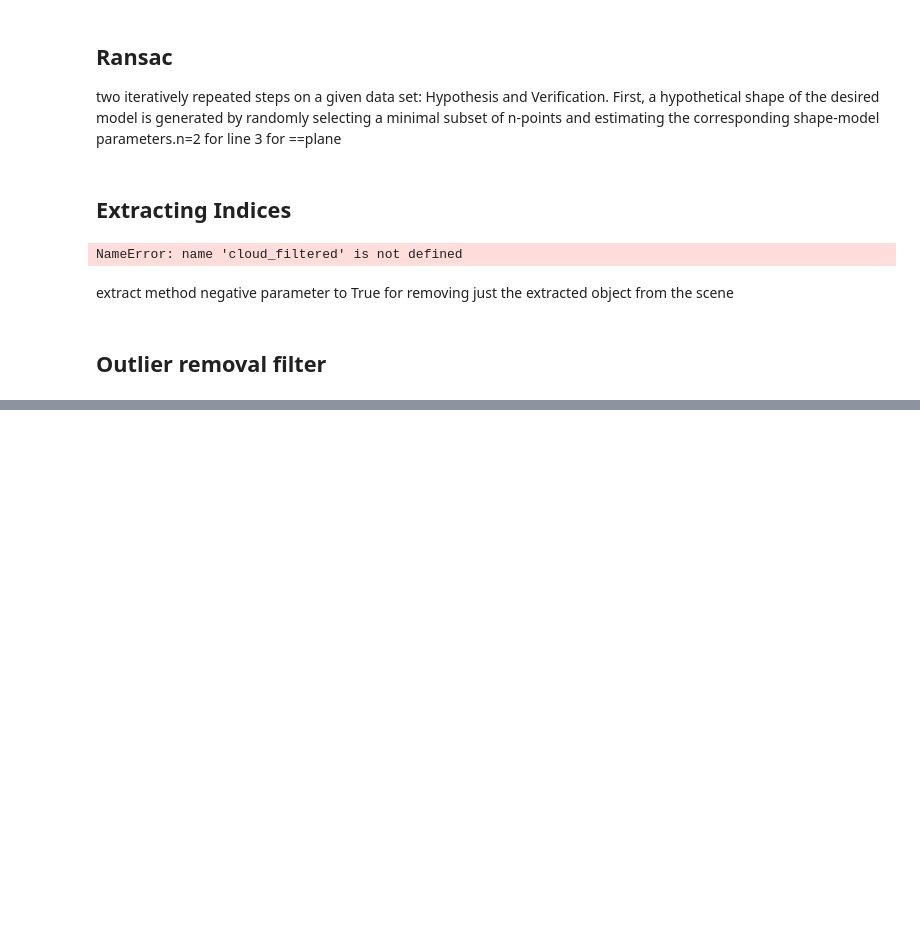
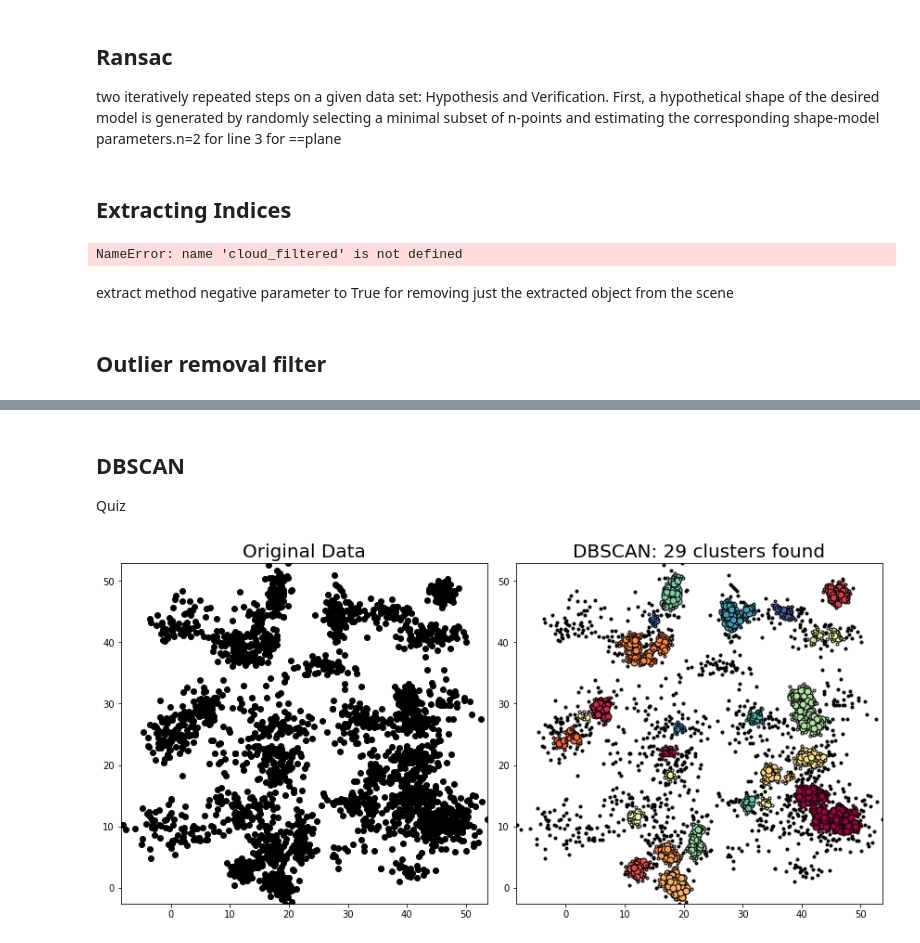
Before and after one commit to amancodeblast/RoboticsD, a Jupyter notebook: exercises/Intro to 3D perception/calib_filter_segment/calibration filtering segmentation.ipynb, the cells around one changed output, grey strips where cells are left out. Saved outputs shown, nothing was run; the diff lists cells and outputs as text; code cells hidden in the pictures; blank space fills up the shorter version.

```diff
--- a/exercises/Intro to 3D perception/calib_filter_segment/calibration filtering segmentation.ipynb
+++ b/exercises/Intro to 3D perception/calib_filter_segment/calibration filtering segmentation.ipynb
@@ -148,0 +407,64 @@ cloud_filtered = outlier_filter.filter()
+# %% [markdown]
+## DBSCAN
+Quiz
+# %%
+import numpy as np
+import matplotlib.pyplot as plt
+import cv2
+from sklearn.cluster import DBSCAN
+# from extra_functions import cluster_gen
+
+# Generate some clusters!
+n_clusters = 50
+clusters_x, clusters_y = cluster_gen(n_clusters)
+# Convert to a single dataset in OpenCV format
+data = np.float32((np.concatenate(clusters_x), np.concatenate(clusters_y))).transpose()
+# Define max_distance (eps parameter in DBSCAN())
+max_distance = 1
+db = DBSCAN(eps=max_distance, min_samples=10).fit(data)
+# Extract a mask of core cluster members
+core_samples_mask = np.zeros_like(db.labels_, dtype=bool)
+core_samples_mask[db.core_sample_indices_] = True
+# Extract labels (-1 is used for outliers)
+labels = db.labels_
+n_clusters = len(set(labels)) - (1 if -1 in labels else 0)
+unique_labels = set(labels)
+
+# Plot up the results!
+min_x = np.min(data[:, 0])
+max_x = np.max(data[:, 0])
+min_y = np.min(data[:, 1])
+max_y = np.max(data[:, 1])
+
+fig = plt.figure(figsize=(12,6))
+plt.subplot(121)
+plt.plot(data[:,0], data[:,1], 'ko')
+plt.xlim(min_x, max_x)
+plt.ylim(min_y, max_y)
+plt.title('Original Data', fontsize = 20)
+
+plt.subplot(122)
+# The following is just a fancy way of plotting core, edge and outliers
+# Credit to: http://scikit-learn.org/stable/auto_examples/cluster/plot_dbscan.html#sphx-glr-auto-examples-cluster-plot-dbscan-py
+colors = [plt.cm.Spectral(each) for each in np.linspace(0, 1, len(unique_labels))]
+for k, col in zip(unique_labels, colors):
+    if k == -1:
+        # Black used for noise.
+        col = [0, 0, 0, 1]
+
+    class_member_mask = (labels == k)
+
+    xy = data[class_member_mask & core_samples_mask]
+    plt.plot(xy[:, 0], xy[:, 1], 'o', markerfacecolor=tuple(col),
+             markeredgecolor='k', markersize=7)
+
+    xy = data[class_member_mask & ~core_samples_mask]
+    plt.plot(xy[:, 0], xy[:, 1], 'o', markerfacecolor=tuple(col),
+             markeredgecolor='k', markersize=3)
+plt.xlim(min_x, max_x)
+plt.ylim(min_y, max_y)
+plt.title('DBSCAN: %d clusters found' % n_clusters, fontsize = 20)
+fig.tight_layout()
+plt.subplots_adjust(left=0.03, right=0.98, top=0.9, bottom=0.05)
+# %% [output]
+[figure, added]
```
Also changed, not shown: parts of 11 cells of this notebook.
